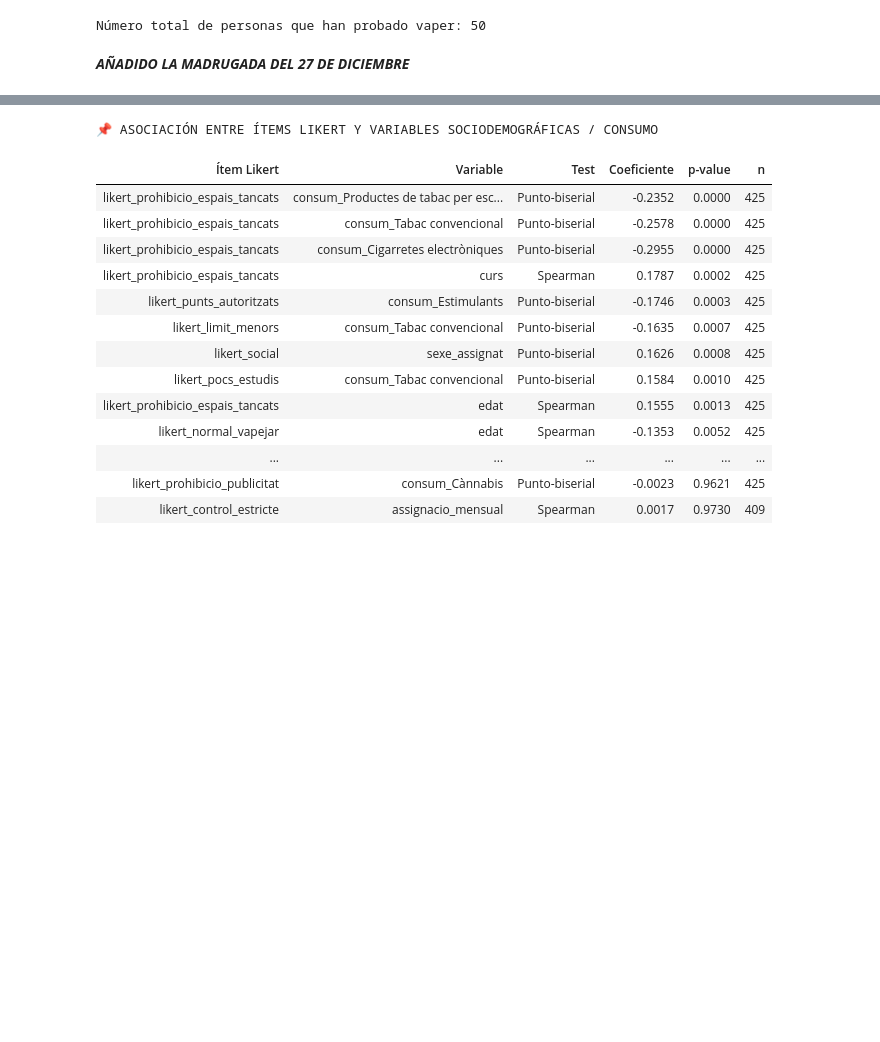
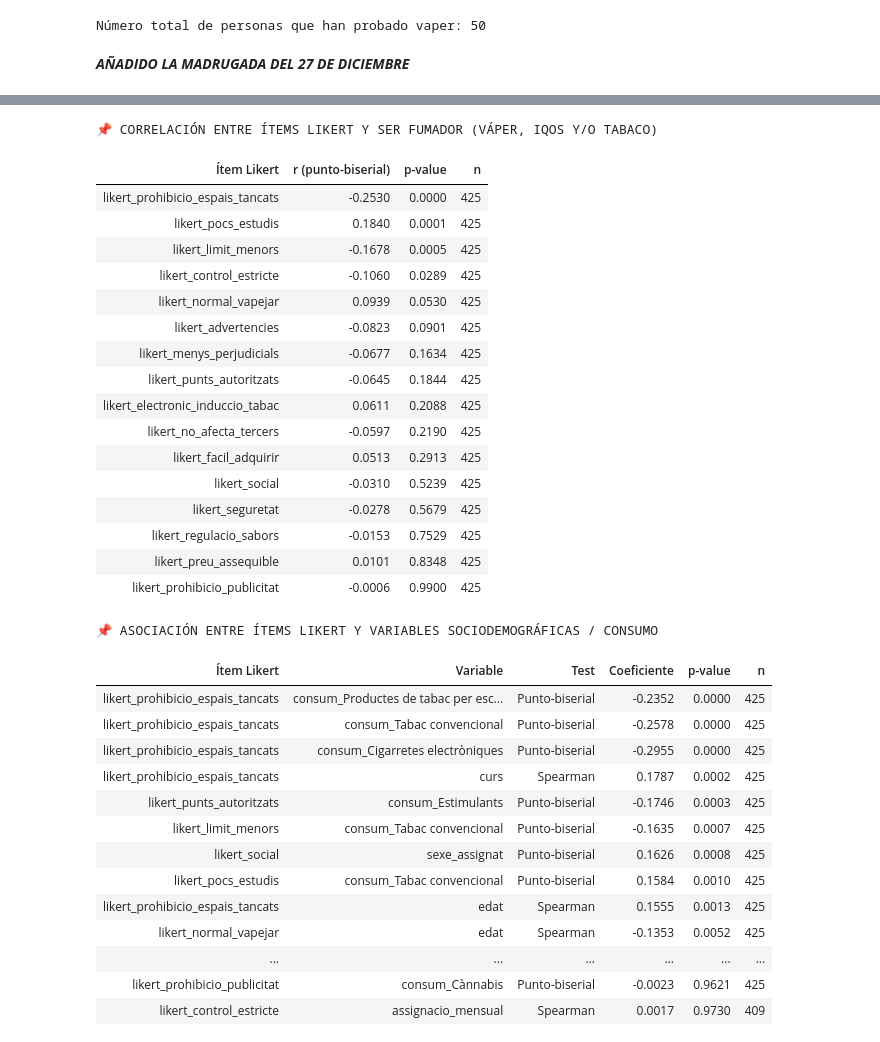
Before and after one commit to DavidRuizC/Vaping-Study, a Jupyter notebook: DataProcessing.ipynb, the cells around one changed output, grey strips where cells are left out. Cells and saved outputs as stored; diff of their text form; code cells hidden in the pictures; blank space fills up the shorter version.

```diff
--- a/DataProcessing.ipynb
+++ b/DataProcessing.ipynb
@@ -2336,3 +2293,44 @@ display(HTML("""
+# %%
+# análisis de correlación entre cada ítem likert y si es fumador (váper, iqos i/o tabaco)
+resultats_corr = []
+for dim in likert_columns:
+    sub = df[[dim, "grup_consum30"]].dropna()
+    if sub["grup_consum30"].nunique() != 2:
+        continue
+    r, p = pointbiserialr(sub["grup_consum30"], sub[dim])
+    resultats_corr.append({
+        "Ítem Likert": dim,
+        "r (punto-biserial)": r,
+        "p-value": p,
+        "n": len(sub)
+    })
+correlation_likert_fumador = pd.DataFrame(resultats_corr).round(4)
+correlation_likert_fumador = correlation_likert_fumador.sort_values("p-value")
+print("📌 CORRELACIÓN ENTRE ÍTEMS LIKERT Y SER FUMADOR (VÁPER, IQOS Y/O TABACO)")
+display(HTML("""
+<div style="max-height:500px; overflow:auto;">
+""" + correlation_likert_fumador.to_html(index=False) + """
+</div>
+"""))
+# %% [output]
+📌 CORRELACIÓN ENTRE ÍTEMS LIKERT Y SER FUMADOR (VÁPER, IQOS Y/O TABACO)
+| Ítem Likert | r (punto-biserial) | p-value | n |
+| likert_prohibicio_espais_tancats | -0.2530 | 0.0000 | 425 |
+| likert_pocs_estudis | 0.1840 | 0.0001 | 425 |
+| likert_limit_menors | -0.1678 | 0.0005 | 425 |
+| likert_control_estricte | -0.1060 | 0.0289 | 425 |
+| likert_normal_vapejar | 0.0939 | 0.0530 | 425 |
+| likert_advertencies | -0.0823 | 0.0901 | 425 |
+| likert_menys_perjudicials | -0.0677 | 0.1634 | 425 |
+| likert_punts_autoritzats | -0.0645 | 0.1844 | 425 |
+| likert_electronic_induccio_tabac | 0.0611 | 0.2088 | 425 |
+| likert_no_afecta_tercers | -0.0597 | 0.2190 | 425 |
+| likert_facil_adquirir | 0.0513 | 0.2913 | 425 |
+| likert_social | -0.0310 | 0.5239 | 425 |
+| likert_seguretat | -0.0278 | 0.5679 | 425 |
+| likert_regulacio_sabors | -0.0153 | 0.7529 | 425 |
+| likert_preu_assequible | 0.0101 | 0.8348 | 425 |
+| likert_prohibicio_publicitat | -0.0006 | 0.9900 | 425 |
 # %%
 from scipy.stats import spearmanr, pointbiserialr
 import pandas as pd
```
Also changed, not shown: parts of 2 cells of this notebook.
